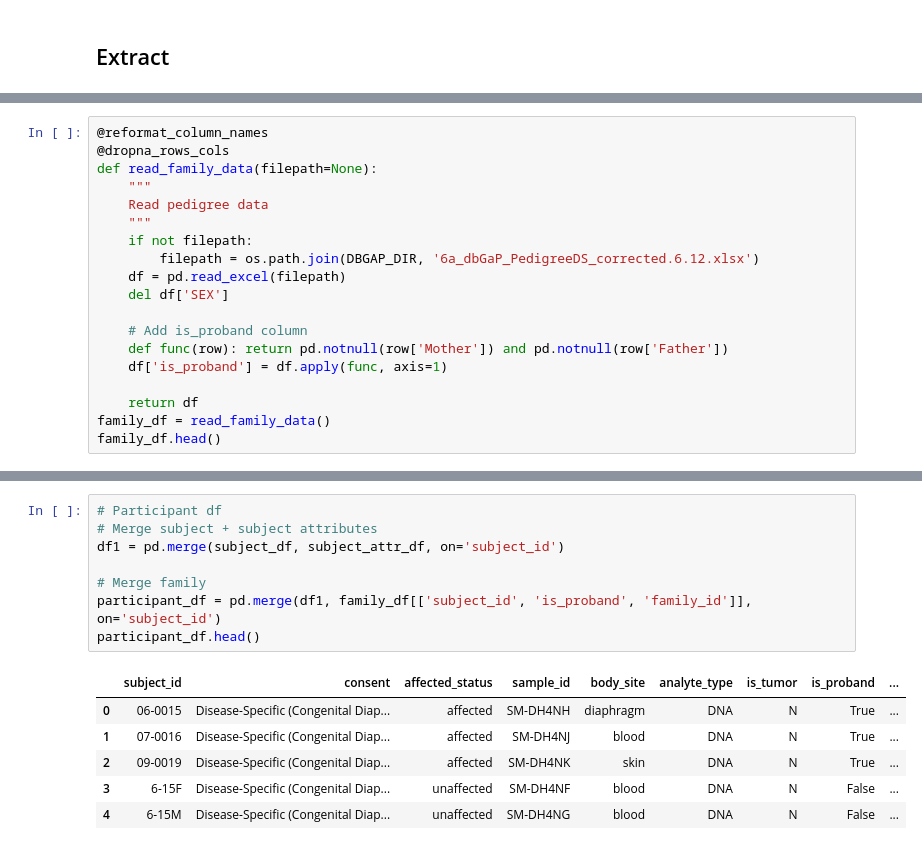
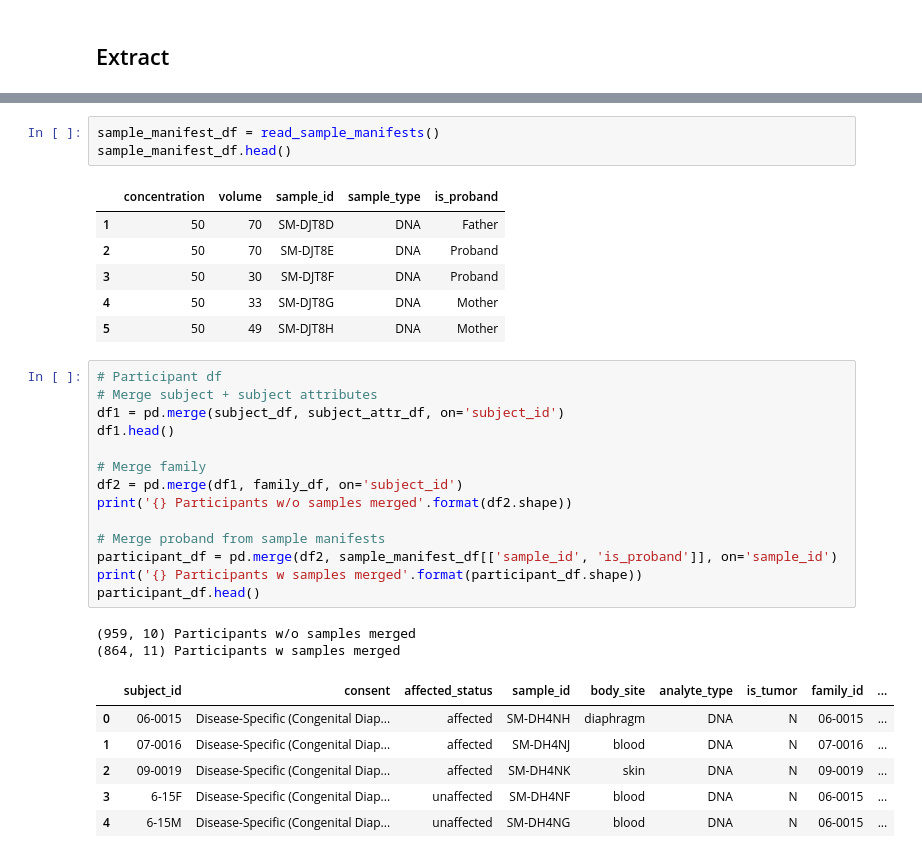
Before and after one commit to ConnorBarnhill/kf-api-dataservice, a Jupyter notebook: dataservice/util/data_import/chung/Chung-Import.ipynb, the cells around one changed output, grey strips where cells are left out. Cells and saved outputs as stored; diff of their text form.

Commit message:
:sparkles: Chung update data import notebook

```diff
--- a/dataservice/util/data_import/chung/Chung-Import.ipynb
+++ b/dataservice/util/data_import/chung/Chung-Import.ipynb
@@ -397,19 +468,0 @@ subject_attr_df.head()
-# %%
-@reformat_column_names
-@dropna_rows_cols
-def read_family_data(filepath=None):
-    """
-    Read pedigree data
-    """
-    if not filepath:
-        filepath = os.path.join(DBGAP_DIR, '6a_dbGaP_PedigreeDS_corrected.6.12.xlsx')
-    df = pd.read_excel(filepath)
-    del df['SEX']
-
-    # Add is_proband column
-    def func(row): return pd.notnull(row['Mother']) and pd.notnull(row['Father'])
-    df['is_proband'] = df.apply(func, axis=1)
-
-    return df
-family_df = read_family_data()
-family_df.head()
@@ -423,15 +501,33 @@ family_df.head()
+# %%
+sample_manifest_df = read_sample_manifests()
+sample_manifest_df.head()
+# %% [output]
+|  | concentration | volume | sample_id | sample_type | is_proband |
+| 1 | 50 | 70 | SM-DJT8D | DNA | Father |
+| 2 | 50 | 70 | SM-DJT8E | DNA | Proband |
+| 3 | 50 | 30 | SM-DJT8F | DNA | Proband |
+| 4 | 50 | 33 | SM-DJT8G | DNA | Mother |
+| 5 | 50 | 49 | SM-DJT8H | DNA | Mother |
 # %%
 # Participant df
 # Merge subject + subject attributes
 df1 = pd.merge(subject_df, subject_attr_df, on='subject_id')
+df1.head()
 
 # Merge family
-participant_df = pd.merge(df1, family_df[['subject_id', 'is_proband', 'family_id']], on='subject_id')
+df2 = pd.merge(df1, family_df, on='subject_id')
+print('{} Participants w/o samples merged'.format(df2.shape))
+
+# Merge proband from sample manifests
+participant_df = pd.merge(df2, sample_manifest_df[['sample_id', 'is_proband']], on='sample_id')
+print('{} Participants w samples merged'.format(participant_df.shape))
 participant_df.head()
 # %% [output]
+(959, 10) Participants w/o samples merged
+(864, 11) Participants w samples merged
-|  | subject_id | consent | affected_status | sample_id | body_site | analyte_type | is_tumor | is_proband | ... |
-| 0 | 06-0015 | Disease-Specific (Congenital Diap... | affected | SM-DH4NH | diaphragm | DNA | N | True | ... |
-| 1 | 07-0016 | Disease-Specific (Congenital Diap... | affected | SM-DH4NJ | blood | DNA | N | True | ... |
-| 2 | 09-0019 | Disease-Specific (Congenital Diap... | affected | SM-DH4NK | skin | DNA | N | True | ... |
-| 3 | 6-15F | Disease-Specific (Congenital Diap... | unaffected | SM-DH4NF | blood | DNA | N | False | ... |
-| 4 | 6-15M | Disease-Specific (Congenital Diap... | unaffected | SM-DH4NG | blood | DNA | N | False | ... |
+|  | subject_id | consent | affected_status | sample_id | body_site | analyte_type | is_tumor | family_id | ... |
+| 0 | 06-0015 | Disease-Specific (Congenital Diap... | affected | SM-DH4NH | diaphragm | DNA | N | 06-0015 | ... |
+| 1 | 07-0016 | Disease-Specific (Congenital Diap... | affected | SM-DH4NJ | blood | DNA | N | 07-0016 | ... |
+| 2 | 09-0019 | Disease-Specific (Congenital Diap... | affected | SM-DH4NK | skin | DNA | N | 09-0019 | ... |
+| 3 | 6-15F | Disease-Specific (Congenital Diap... | unaffected | SM-DH4NF | blood | DNA | N | 06-0015 | ... |
+| 4 | 6-15M | Disease-Specific (Congenital Diap... | unaffected | SM-DH4NG | blood | DNA | N | 06-0015 | ... |
```
Also changed, not shown: parts of 31 cells of this notebook.
